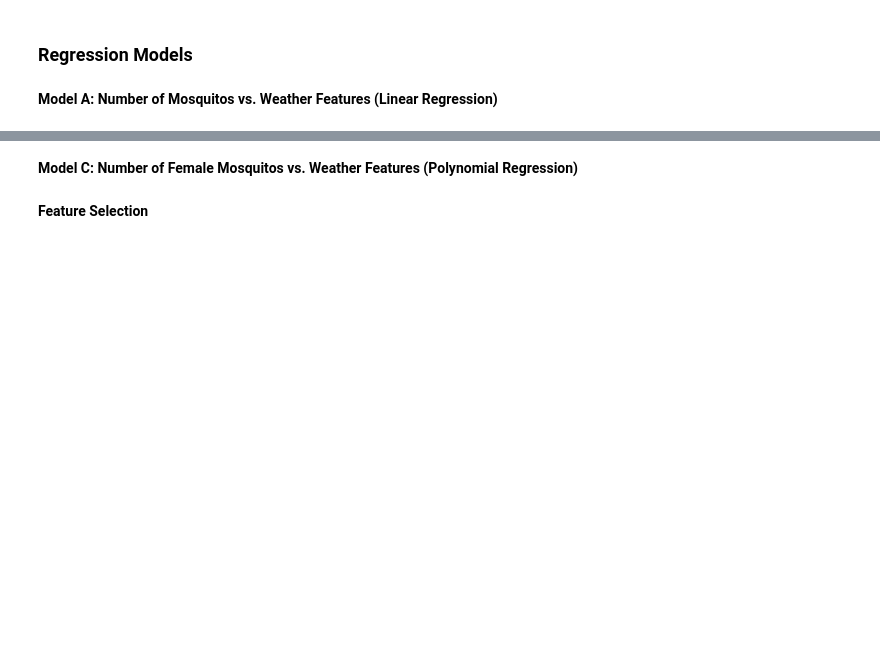
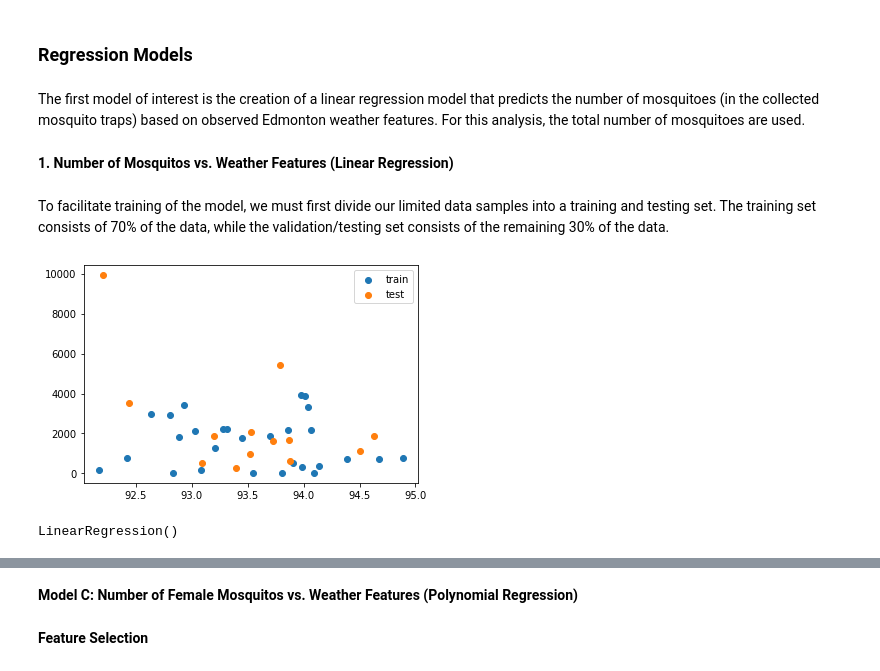
Before and after one commit to sharyar/vigilant-meme, a Jupyter notebook: task1_notebook.ipynb, the cells around one changed output, grey strips where cells are left out. Cells and saved outputs as stored; diff of their text form; code cells hidden in the pictures; blank space fills up the shorter version.

Commit message:
Added python helper scripts

```diff
--- a/task1_notebook.ipynb
+++ b/task1_notebook.ipynb
@@ -33,13 +61,0 @@ mosquito_df
-# %%
-# Remove rows marked as No in mosquito df for the include column
-# Remove rows marked as UnID from IDd column
-mosquito_df = mosquito_df[mosquito_df.Include != 'No']
-mosquito_df = mosquito_df[mosquito_df.IDd != 'UnID']
-
-mosquito_df.drop('Include', axis=1, inplace=True)
-mosquito_df.drop('IDd', axis=1, inplace=True)
-mosquito_df.drop('Location', axis=1, inplace=True)
-
-# One hot encode region for mosquitos
-# Remove rows with missing values
-mosquito_df.dropna()
@@ -68,0 +75,7 @@ def moving_average(df, col_name, num_of_days):
+# %%
+# Load the weather data
+weather_df = pd.read_csv('data_files/weather_stats_edmonton.csv')
+
+# Clean weather data and perform preprocessing (performing moving averages of 2D, 7D and 14D)
+weather_df = helper_functions.clean_weather_df(weather_df)
+weather_df = helper_functions.preprocess_weather(weather_df, ['2D', '7D', '14D'])
@@ -79,0 +95,3 @@ Allows us to take into account breeding conditions leading to the number of mosq
+# %%
+merged_df = helper_functions.merge_mosquito_weather_data(mosquito_df, weather_df)
+merged_df
@@ -80,8 +118,28 @@ Allows us to take into account breeding conditions leading to the number of mosq
 # %% [markdown]
 ### Regression Models
+# %% [markdown]
+The first model of interest is the creation of a linear regression model that predicts the number of mosquitoes (in the collected mosquito traps) based on observed Edmonton weather features. For this analysis, the total number of mosquitoes are used.
 # %% [markdown]
-<b>Model A: Number of Mosquitos vs. Weather Features (Linear Regression)</b>
+<b>1. Number of Mosquitos vs. Weather Features (Linear Regression)</b>
+# %% [markdown]
+To facilitate training of the model, we must first divide our limited data samples into a training and testing set. The training set consists of 70% of the data, while the validation/testing set consists of the remaining 30% of the data.
+# %%
+from sklearn.model_selection import train_test_split
+
+X = merged_df.drop(columns=['Count'])
+Y = merged_df['Count']
+
+X_train, X_test, Y_train, Y_test = train_test_split(X , Y , test_size = 0.3, random_state = 0)
+
+plt.scatter(X_train['pressure_station'], Y_train,label='train')
+plt.scatter(X_test['pressure_station'],Y_test, label='test')
+plt.legend();
+# %% [output]
+[figure, added]
 # %%
 from sklearn import linear_model
 
 lreg = linear_model.LinearRegression()
+lreg.fit(X_train, Y_train)
+# %% [output]
+LinearRegression()
```
Also changed, not shown: parts of 65 cells of this notebook, 2 other files.
